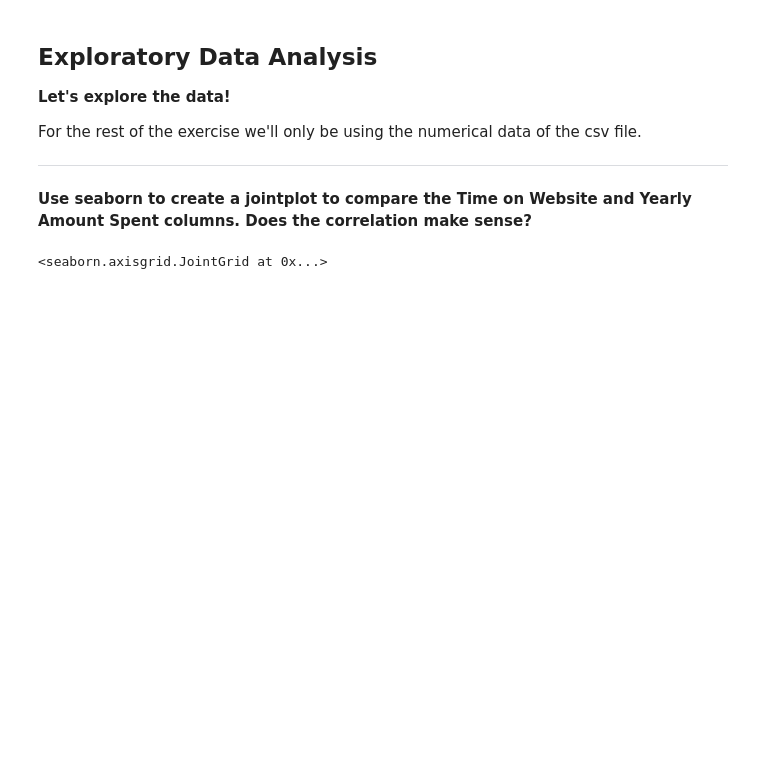
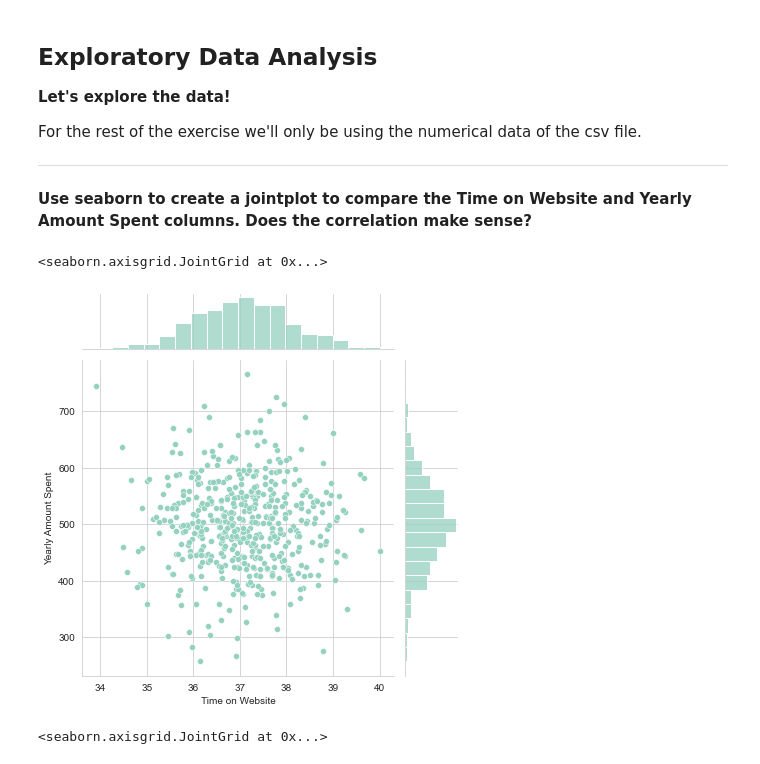
Before and after one commit to mahdis4092/Data-Science-Bootcamp, a Jupyter notebook: 11.Linear regression/02-Linear Regression Project.ipynb, the cells around one changed output. Drawn from its saved outputs; the diff is of its cells as text; code cells hidden in the pictures; blank space fills up the shorter version.

```diff
--- a/11.Linear regression/02-Linear Regression Project.ipynb
+++ b/11.Linear regression/02-Linear Regression Project.ipynb
@@ -82,6 +82,13 @@ memory usage: 31.4+ KB
 For the rest of the exercise we'll only be using the numerical data of the csv file.
 ___
 **Use seaborn to create a jointplot to compare the Time on Website and Yearly Amount Spent columns. Does the correlation make sense?**
+# %%
+sns.set_palette("GnBu_d")
+sns.set_style('whitegrid')
+sns.jointplot(x='Time on Website',y='Yearly Amount Spent',data=customers)
+# %% [output]
+<seaborn.axisgrid.JointGrid at 0x...>
+[figure, added]
 # %%
 # %% [output]
 <seaborn.axisgrid.JointGrid at 0x...>
```
Also changed, not shown: parts of 2 cells of this notebook, 1 other file.
